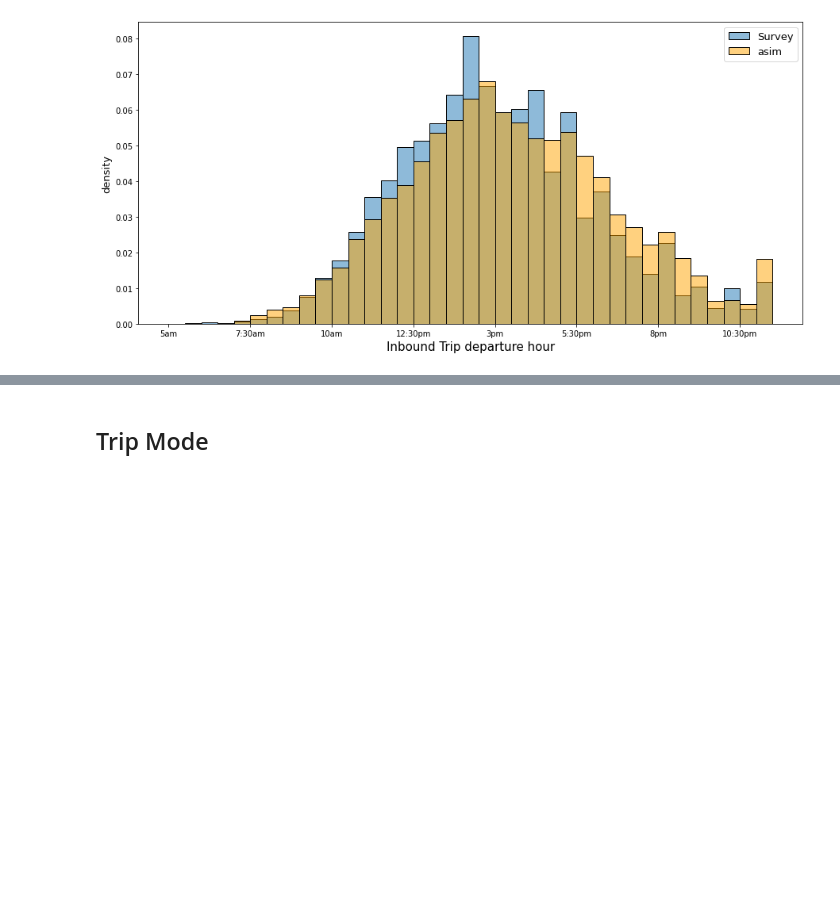
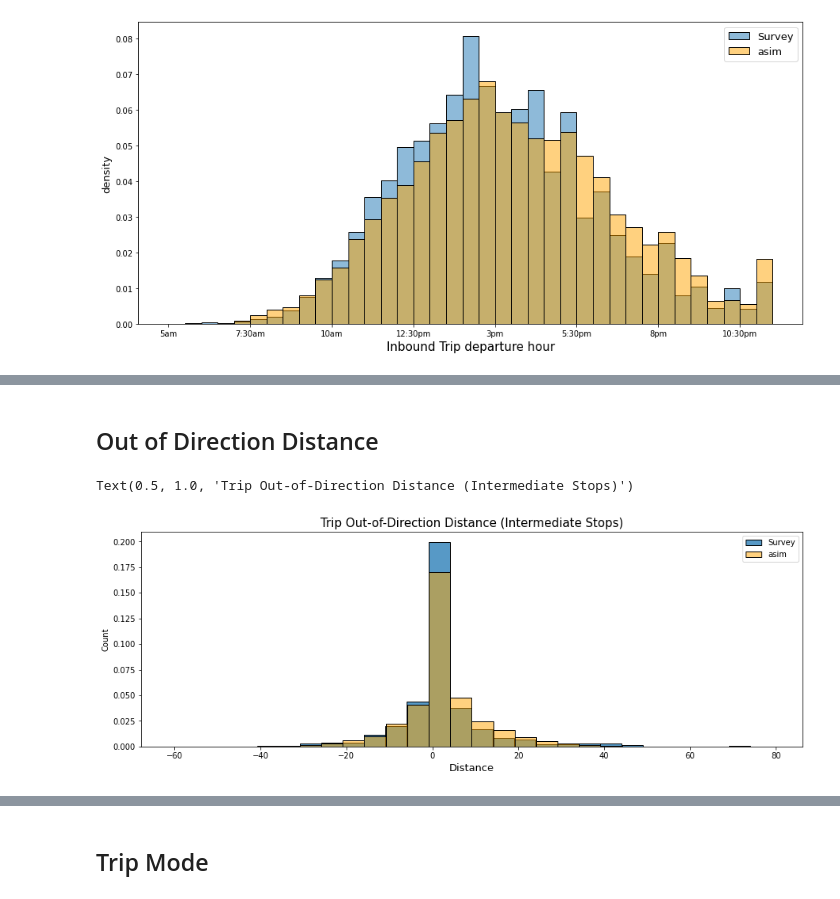
Before and after one commit to SANDAG/ABM, a Jupyter notebook: src/asim_cross_border/notebooks/cross_border_summary_calibrate.ipynb, the cells around one changed output, grey strips where cells are left out. Drawn from its saved outputs; the diff is of its cells as text; code cells hidden in the pictures; blank space fills up the shorter version.

```diff
--- a/src/asim_cross_border/notebooks/cross_border_summary_calibrate.ipynb
+++ b/src/asim_cross_border/notebooks/cross_border_summary_calibrate.ipynb
@@ -1055,4 +1071,21 @@ asim_trips_w_dist.loc[asim_trips_w_dist.outbound == 1 , 'outdirection'] = asim_t
 asim_trips_w_dist.loc[asim_trips_w_dist.outbound == 0 , 'outdirection'] = asim_trips_w_dist.loc[asim_trips_w_dist.outbound == 1]['sov_dist'] + asim_trips_w_dist.loc[asim_trips_w_dist.outbound == 1]['inbound_kj'] -asim_trips_w_dist.loc[asim_trips_w_dist.outbound == 1]['tour_sov_dist_inbound']
 
 asim_trips_w_dist = asim_trips_w_dist[(asim_trips_w_dist.dest_taz != asim_trips_w_dist.orig_taz_tour) &(asim_trips_w_dist.dest_taz != asim_trips_w_dist.dest_taz_tour)]
+# %% [markdown]
+## Out of Direction Distance
+# %%
+
+fig, ax = plt.subplots(figsize=(15,5))
+asim_trips_w_dist['sample_rate'] = 1
+# sns.histplot(data=Survey_trips_out, weights=Survey_trips_out.sample_rate_share,x='depart',binwidth = 1, ax=ax, label='Survey', alpha=0.5,)
+Survey_trips_w_dist['sample_rate_share'] = Survey_trips_w_dist['sample_rate']/Survey_trips_w_dist['sample_rate'].sum()
+asim_trips_w_dist['sample_rate_share'] = asim_trips_w_dist['sample_rate']/asim_trips_w_dist['sample_rate'].sum()
+sns.histplot(data = Survey_trips_w_dist, x = 'outdirection', label='Survey', binwidth = 5,weights = Survey_trips_w_dist.sample_rate_share, ax=ax, fill=True)
+sns.histplot(data = asim_trips_w_dist, x = 'outdirection', label='asim', binwidth = 5,weights = asim_trips_w_dist.sample_rate_share,ax=ax, fill=True,alpha=0.5, color = 'orange')
+ax.legend()
+ax.set_xlabel('Distance', fontsize=13)
+ax.set_title('Trip Out-of-Direction Distance (Intermediate Stops)', fontsize=15)
+# %% [output]
+Text(0.5, 1.0, 'Trip Out-of-Direction Distance (Intermediate Stops)')
+[figure, added]
 # %%
```
Also changed, not shown: parts of 28 cells of this notebook.
